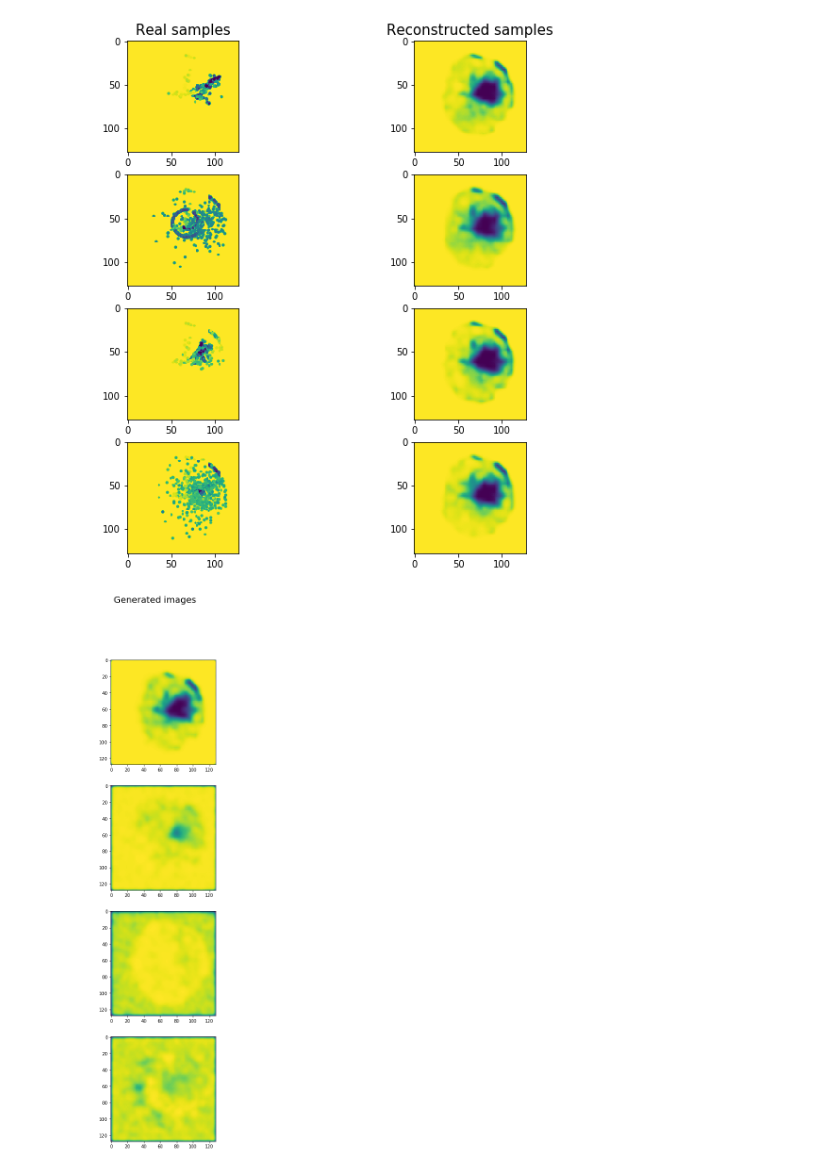
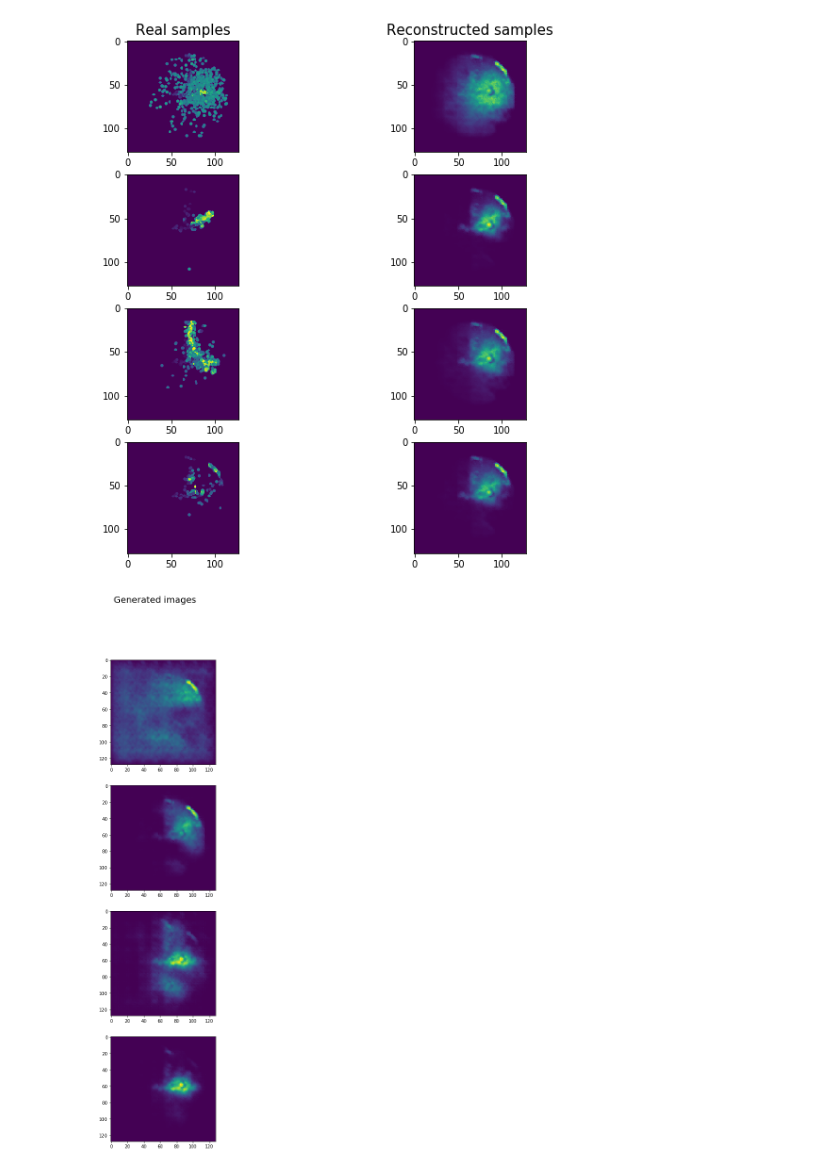
Before and after one commit to ATTPC/VAE-event-classification, a Jupyter notebook: notebooks/event_classification.ipynb, the cells around one changed output. Saved outputs shown, nothing was run; the diff lists cells and outputs as text; code cells hidden in the pictures.

Commit message:
compiling model graph

```diff
--- a/notebooks/event_classification.ipynb
+++ b/notebooks/event_classification.ipynb
@@ -47,7 +50,22 @@ def rgb2gray(rgb):
 
 
 X_train = rgb2gray(X_train)/255
+for i, x in enumerate(X_train):
+    X_train[i] = util.invert(x)
+
 X_test = rgb2gray(X_test)/255
+for i, x in enumerate(X_test):
+    X_test[i] = util.invert(x)
+
+threshhold_indices_train = X_train < 1e-2
+threshhold_indices_test = X_test < 1e-2
+
+X_train[threshhold_indices_train] = 0
+X_test[threshhold_indices_test] = 0
+
+xStd = np.std(X_train[np.nonzero(X_train)])
+X_train = X_train/xStd
+X_test = X_test/xStd
 
 X_train = X_train.reshape(X_train.shape + (1,))
 X_test = X_test.reshape(X_test.shape + (1,))
@@ -88,16 +106,16 @@ for i, row in enumerate(ax):
     row[0].imshow(to_plot[i])
     row[1].imshow(decoded_samples[i])
 # %% [output]
-[figure, old version]
+[figure, new version]
 # %%
-latent_dim = 100
+latent_dim = 50
 samp = np.random.normal(0, 1, size=(4, latent_dim))
 generated_images = decoder.predict(samp)
 
 fig, ax = plt.subplots(4, figsize=(20, 20))
 fig.suptitle("Generated images", fontsize=20)
 
 for i, ao in enumerate(ax):
     ao.imshow(generated_images[i].reshape((128, 128)))
 # %% [output]
-[figure, old version]
+[figure, new version]
```
Also changed, not shown: parts of 2 cells of this notebook, 9 other files.
